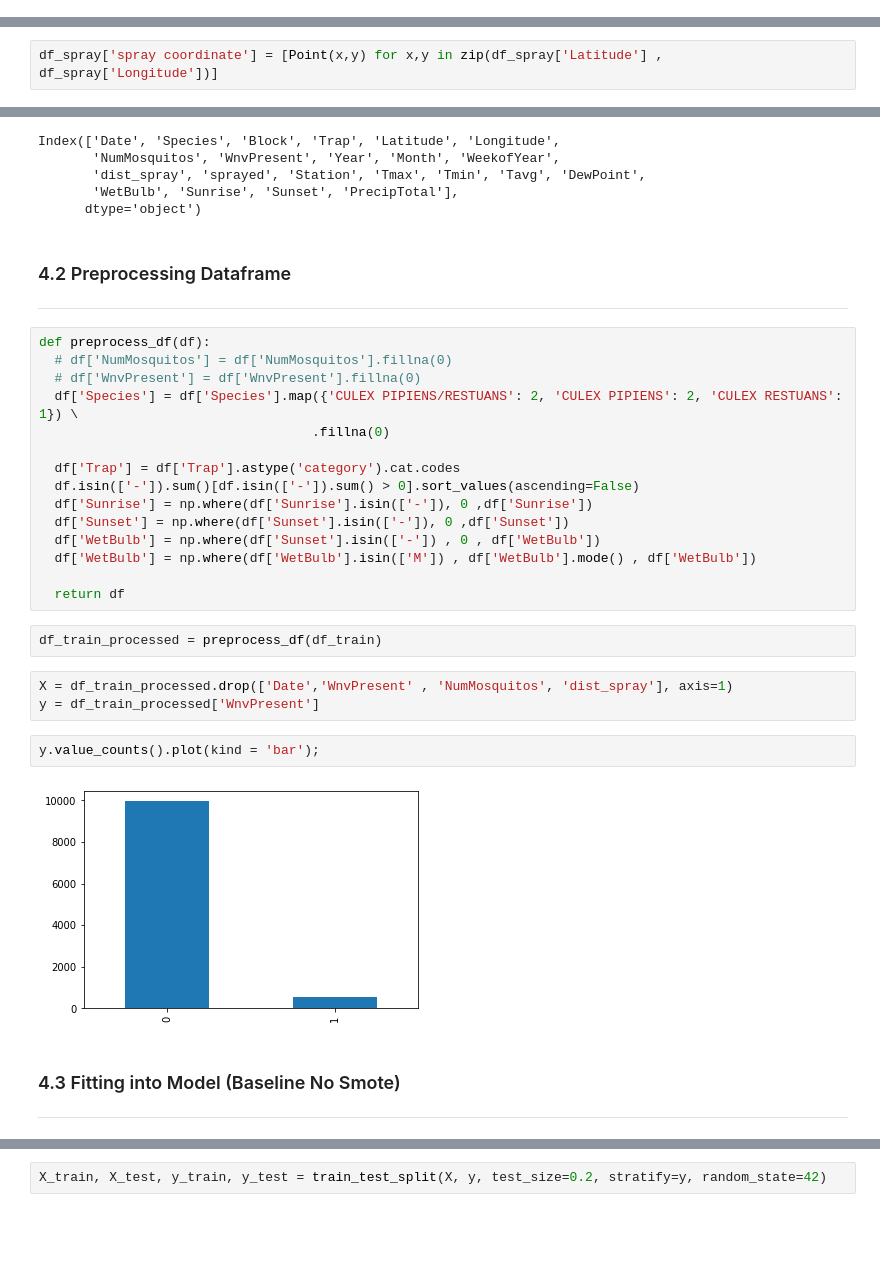
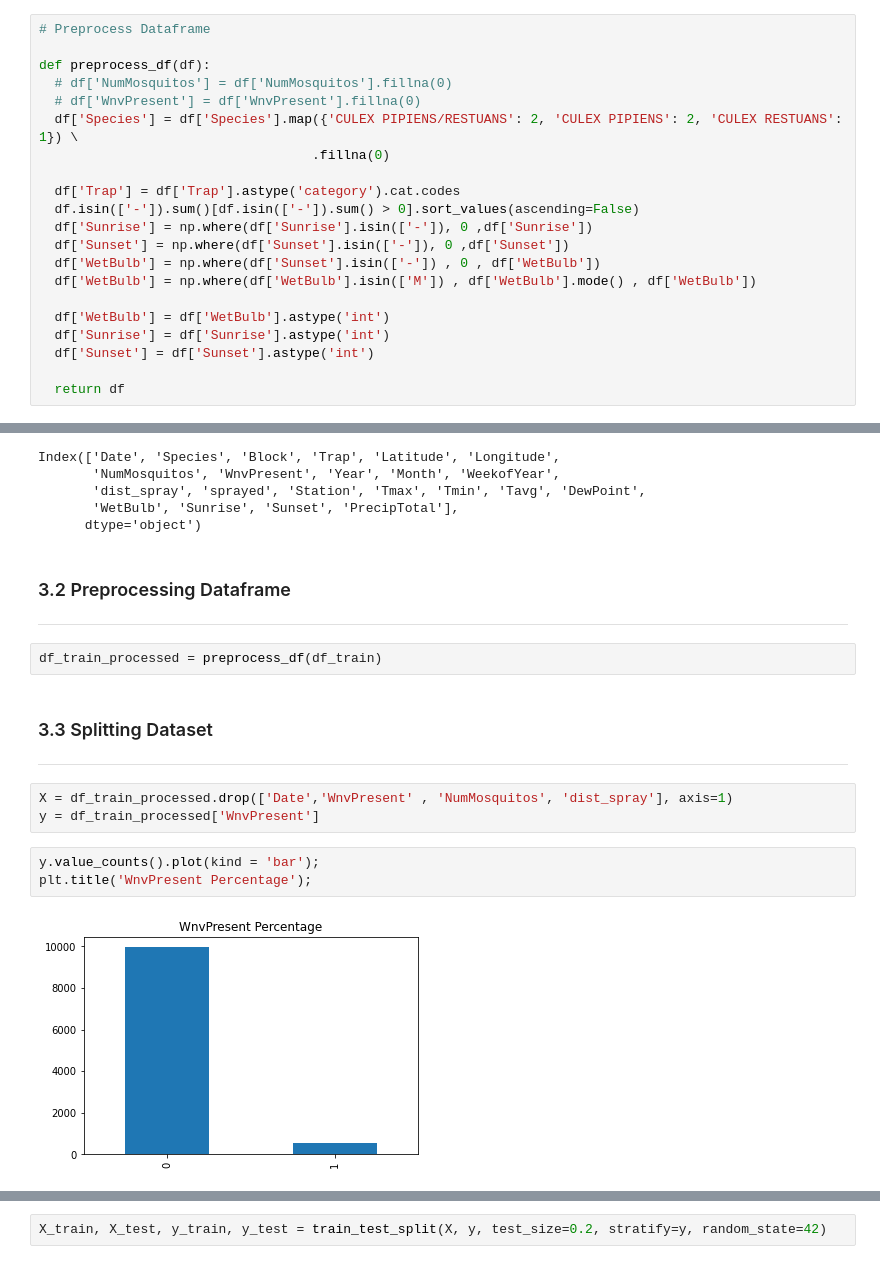
Before and after one commit to henrioei/Binary-Classification-on-West-Nile-Virus, a Jupyter notebook: Project_4_West_Nile_Virus_Terence.ipynb, the cells around one changed output, grey strips where cells are left out. Drawn from its saved outputs; the diff is of its cells as text; blank space fills up the shorter version.

```diff
--- a/Project_4_West_Nile_Virus_Terence.ipynb
+++ b/Project_4_West_Nile_Virus_Terence.ipynb
@@ -66,0 +90,21 @@ ___
+# %%
+# Preprocess Dataframe
+
+def preprocess_df(df):
+  # df['NumMosquitos'] = df['NumMosquitos'].fillna(0)
+  # df['WnvPresent'] = df['WnvPresent'].fillna(0)
+  df['Species'] = df['Species'].map({'CULEX PIPIENS/RESTUANS': 2, 'CULEX PIPIENS': 2, 'CULEX RESTUANS': 1}) \
+                                   .fillna(0)
+
+  df['Trap'] = df['Trap'].astype('category').cat.codes
+  df.isin(['-']).sum()[df.isin(['-']).sum() > 0].sort_values(ascending=False)
+  df['Sunrise'] = np.where(df['Sunrise'].isin(['-']), 0 ,df['Sunrise'])
+  df['Sunset'] = np.where(df['Sunset'].isin(['-']), 0 ,df['Sunset'])
+  df['WetBulb'] = np.where(df['Sunset'].isin(['-']) , 0 , df['WetBulb'])
+  df['WetBulb'] = np.where(df['WetBulb'].isin(['M']) , df['WetBulb'].mode() , df['WetBulb'])
+
+  df['WetBulb'] = df['WetBulb'].astype('int')
+  df['Sunrise'] = df['Sunrise'].astype('int')
+  df['Sunset'] = df['Sunset'].astype('int')
+
+  return df
@@ -113,6 +261,4 @@ df_spray['Date'].astype('datetime64').value_counts().sort_index().plot(kind = 'b
 ___
-# %%
-df_spray['spray coordinate'] = [Point(x,y) for x,y in zip(df_spray['Latitude'] , df_spray['Longitude'])]
 # %%
 # Create trap coordinate
 df_train['trap coordinate'] = [Point(x,y) for x,y in zip(df_train['Latitude'] , df_train['Longitude'])]
@@ -240,32 +367,18 @@ Index(['Date', 'Species', 'Block', 'Trap', 'Latitude', 'Longitude',
        'WetBulb', 'Sunrise', 'Sunset', 'PrecipTotal'],
       dtype='object')
 # %% [markdown]
-### 4.2 Preprocessing Dataframe
+### 3.2 Preprocessing Dataframe
 ___
-# %%
-def preprocess_df(df):
-  # df['NumMosquitos'] = df['NumMosquitos'].fillna(0)
-  # df['WnvPresent'] = df['WnvPresent'].fillna(0)
-  df['Species'] = df['Species'].map({'CULEX PIPIENS/RESTUANS': 2, 'CULEX PIPIENS': 2, 'CULEX RESTUANS': 1}) \
-                                   .fillna(0)
-
-  df['Trap'] = df['Trap'].astype('category').cat.codes
-  df.isin(['-']).sum()[df.isin(['-']).sum() > 0].sort_values(ascending=False)
-  df['Sunrise'] = np.where(df['Sunrise'].isin(['-']), 0 ,df['Sunrise'])
-  df['Sunset'] = np.where(df['Sunset'].isin(['-']), 0 ,df['Sunset'])
-  df['WetBulb'] = np.where(df['Sunset'].isin(['-']) , 0 , df['WetBulb'])
-  df['WetBulb'] = np.where(df['WetBulb'].isin(['M']) , df['WetBulb'].mode() , df['WetBulb'])
-
-  return df
 # %%
 df_train_processed = preprocess_df(df_train)
+# %% [markdown]
+### 3.3 Splitting Dataset
+___
 # %%
 X = df_train_processed.drop(['Date','WnvPresent' , 'NumMosquitos', 'dist_spray'], axis=1)
 y = df_train_processed['WnvPresent']
 # %%
 y.value_counts().plot(kind = 'bar');
+plt.title('WnvPresent Percentage');
 # %% [output]
-[figure, old version]
+[figure, new version]
-# %% [markdown]
-### 4.3 Fitting into Model (Baseline No Smote)
-___
```
Also changed, not shown: parts of 62 cells of this notebook.
